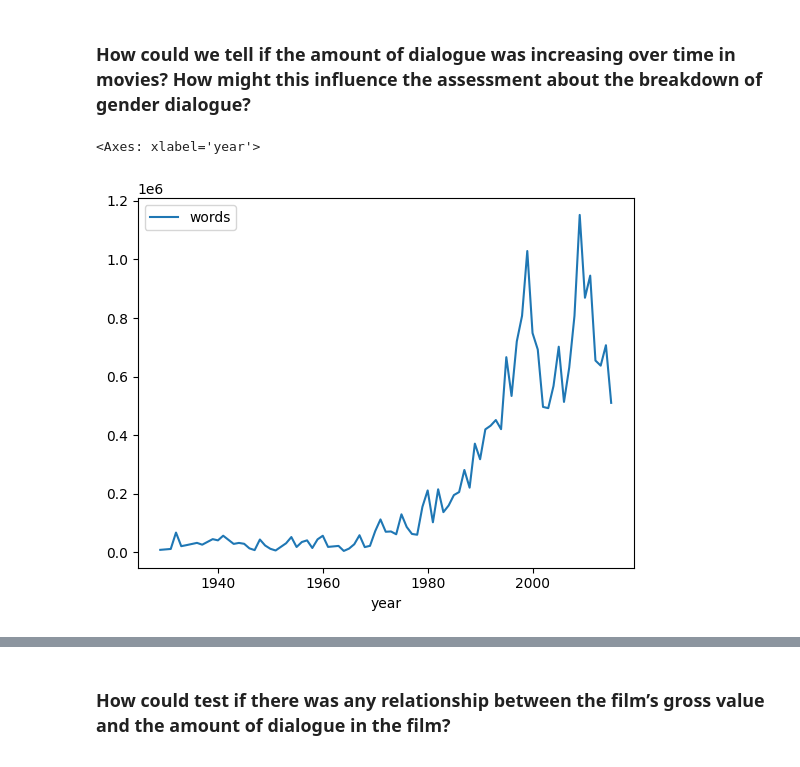
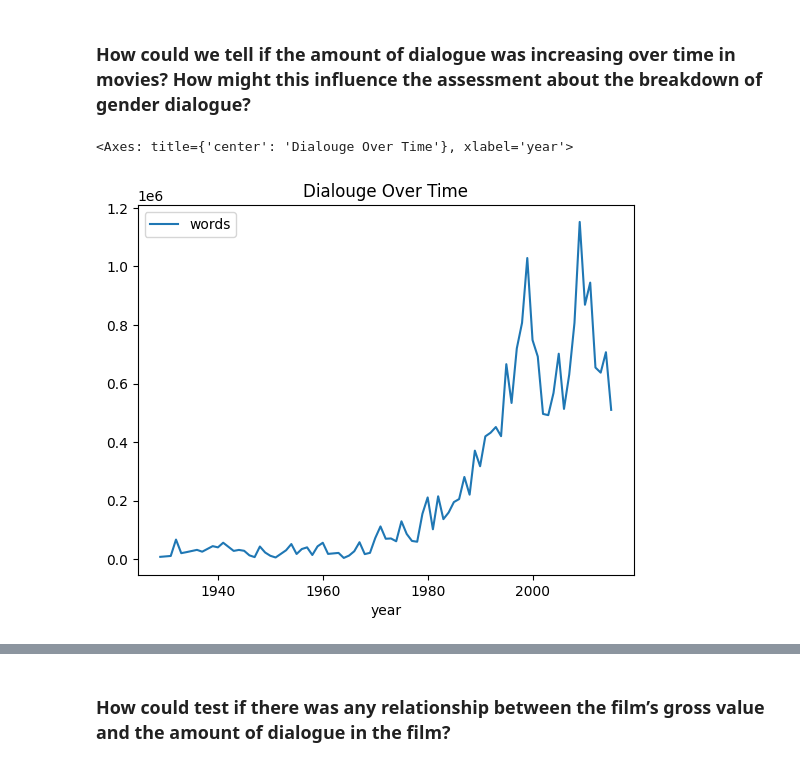
Before and after one commit to RithvikM14/IS-310, a Jupyter notebook: visualizing-data/visualizing-data.ipynb, the cells around one changed output, grey strips where cells are left out. Saved outputs shown, nothing was run; the diff lists cells and outputs as text; code cells hidden in the pictures.

```diff
--- a/visualizing-data/visualizing-data.ipynb
+++ b/visualizing-data/visualizing-data.ipynb
@@ -58,11 +58,11 @@ dialogue_df.head()
 # %%
 alt.data_transformers.enable("vegafusion")
 
 grouped_dialogue_df = dialogue_df.groupby('year')['words'].sum().reset_index()
-grouped_dialogue_df.plot(kind='line',x='year',y='words')
+grouped_dialogue_df.plot(kind='line',x='year',y='words', title='Dialouge Over Time')
 # %% [output]
-<Axes: xlabel='year'>
+<Axes: title={'center': 'Dialouge Over Time'}, xlabel='year'>
-[figure, old version]
+[figure, new version]
 # %%
 grouped_dialogue_df2 = dialogue_df.groupby(['year', 'gender'])['words'].sum().reset_index()
 grouped_dialogue_df2['date'] = grouped_dialogue_df2['year'].astype(str) + '-01-01'
```
Also changed, not shown: parts of 2 cells of this notebook.
